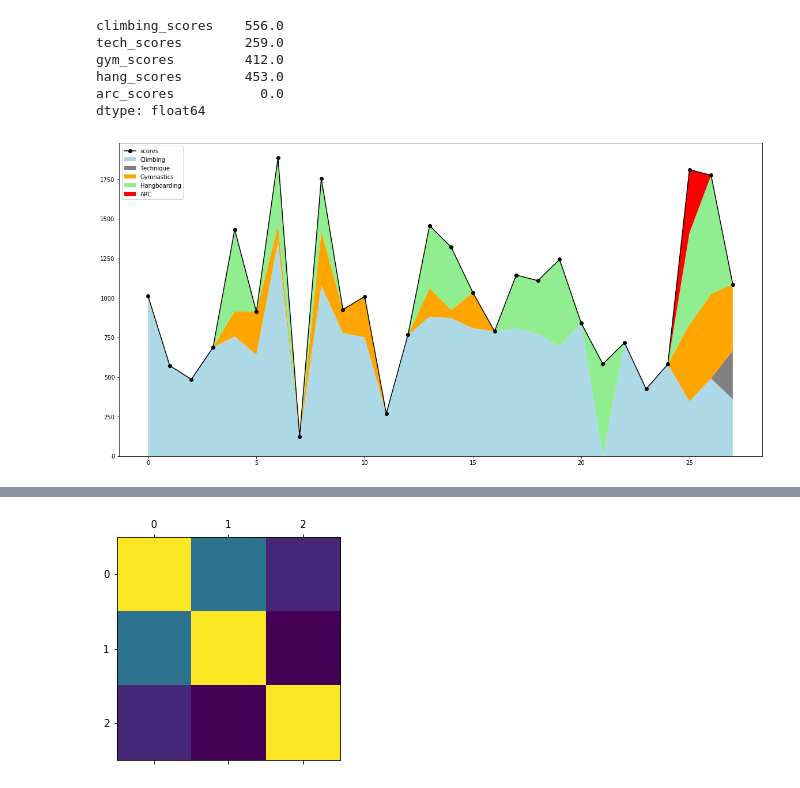
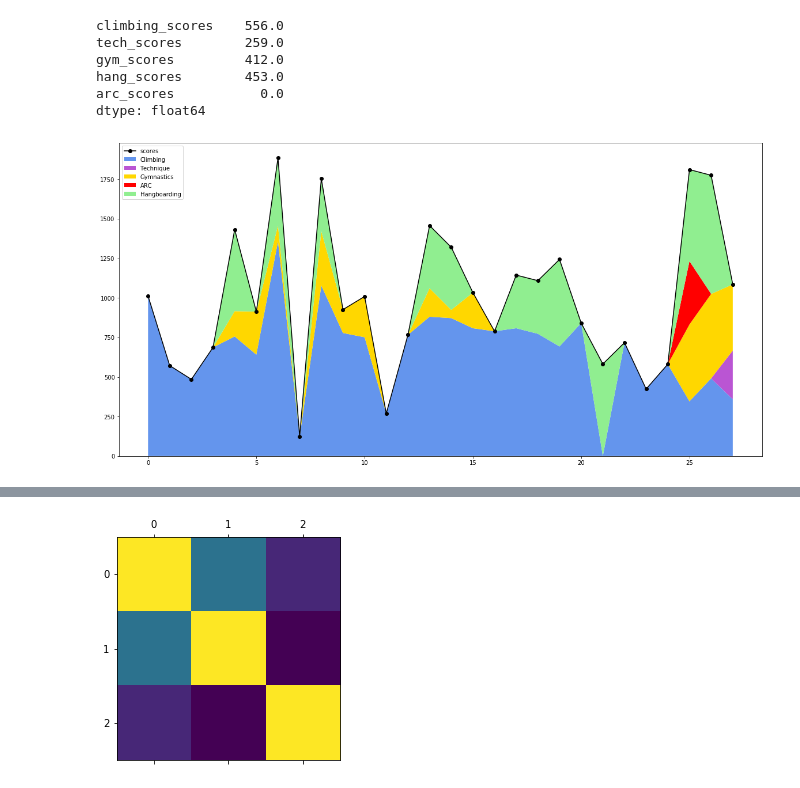
Before and after one commit to gardiac2002/monkies, a Jupyter notebook: Sessions Analysis.ipynb, the cells around one changed output, grey strips where cells are left out. Saved outputs shown, nothing was run; the diff lists cells and outputs as text; code cells hidden in the pictures.

```diff
--- a/Sessions Analysis.ipynb
+++ b/Sessions Analysis.ipynb
@@ -187,23 +187,25 @@ dtype: float64
 # %%
 
 plt.figure(figsize=(20,10))
 
 x = np.arange(len(doripa))
 scores = [
     doripa.climbing_scores,
+
     doripa.tech_scores,
     doripa.gym_scores,
+    doripa.arc_scores,
 
     doripa.hang_scores,
-    doripa.arc_scores,
+
 ]
-labels = ['Climbing', 'Technique', 'Gymnastics', 'Hangboarding',  'ARC', ]
-colors = ['lightblue', 'gray', 'orange', 'lightgreen', 'red', ]
+labels = ['Climbing', 'Technique', 'Gymnastics', 'ARC', 'Hangboarding',  ]
+colors = [ 'cornflowerblue','mediumorchid', 'gold', 'red', 'lightgreen', ]
 
 y = np.vstack(scores)
 plt.stackplot(x, y, labels=labels, colors=colors)
 plt.plot(x, doripa.scores, marker='o', color='black')
 plt.legend(loc=2)
 plt.show()
 # %% [output]
-[figure, old version]
+[figure, new version]
```
Also changed, not shown: parts of 6 cells of this notebook.
